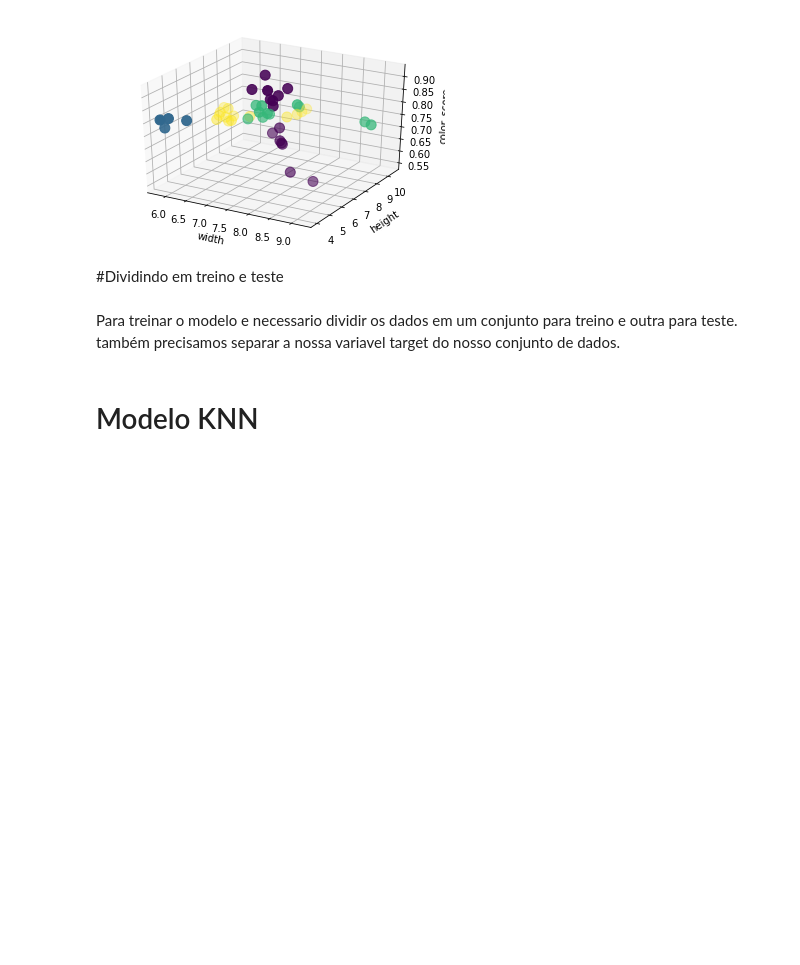
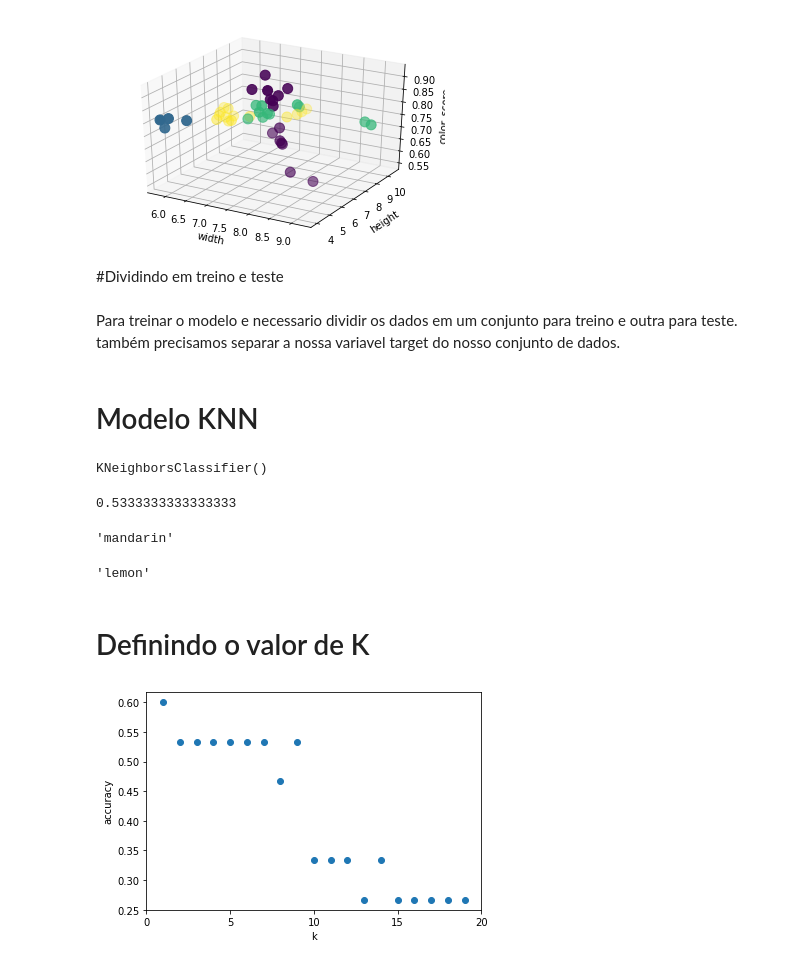
Before and after one commit to DionesGouvea/Michigan, a Jupyter notebook: Applied Machine Learning in Python/Week 1/Modulo_1.ipynb, the cells around one changed output. Saved outputs shown, nothing was run; the diff lists cells and outputs as text; code cells hidden in the pictures; blank space fills up the shorter version.

```diff
--- a/Applied Machine Learning in Python/Week 1/Modulo_1.ipynb
+++ b/Applied Machine Learning in Python/Week 1/Modulo_1.ipynb
@@ -43,11 +48,59 @@ plt.show()
 # %% [markdown]
 #Dividindo em treino e teste
 # %%
-#Dividindo os dados em treino e teste
-X = fruits[['height', 'width', 'mass', 'color_score']]
+#Vamos dividir novamente mas desta vez usando apenas massa, largura e tamanho
+X = fruits[['mass', 'width', 'height']]
 y = fruits['fruit_label']
+
+# default is 75% / 25% train-test split
 X_train, X_test, y_train, y_test = train_test_split(X, y, random_state=0)
 # %% [markdown]
 Para treinar o modelo e necessario dividir os dados em um conjunto para treino e outra para teste. também precisamos separar a nossa variavel target do nosso conjunto de dados.
 # %% [markdown]
 # Modelo KNN
+# %%
+from sklearn.neighbors import KNeighborsClassifier
+
+knn = KNeighborsClassifier(n_neighbors = 5) #instanciando o modelo
+# %%
+knn.fit(X_train, y_train) #realizando o treinamento
+# %% [output]
+KNeighborsClassifier()
+# %%
+knn.score(X_test, y_test)
+# %% [output]
+0.5333333333333333
+# %%
+#Criando um mapeamento do nome da fruta para fazer uma melhor interpretação
+lookup_fruit_name = dict(zip(fruits.fruit_label.unique(), fruits.fruit_name.unique()))
+lookup_fruit_name
+#primeiro exemplo uma fruta pequena 20 de massa, 4.3 de largura e 5.5 de altura
+fruit_prediction = knn.predict([[20, 4.3, 5.5]])
+lookup_fruit_name[fruit_prediction[0]]
+# %% [output]
+'mandarin'
+# %%
+# second example: a larger, elongated fruit with mass 100g, width 6.3 cm, height 8.5 cm
+#segundo exemplo: uma fruta grande com 100 de massa, 6.3 de largura e 8.5 de altura
+fruit_prediction = knn.predict([[100, 6.3, 8.5]])
+lookup_fruit_name[fruit_prediction[0]]
+# %% [output]
+'lemon'
+# %% [markdown]
+# Definindo o valor de K
+# %%
+k_range = range(1,20)
+scores = []
+
+for k in k_range:
+    knn = KNeighborsClassifier(n_neighbors = k)
+    knn.fit(X_train, y_train)
+    scores.append(knn.score(X_test, y_test))
+
+plt.figure()
+plt.xlabel('k')
+plt.ylabel('accuracy')
+plt.scatter(k_range, scores)
+plt.xticks([0,5,10,15,20]);
+# %% [output]
+[figure, added]
```
Also changed, not shown: parts of 3 cells of this notebook.
